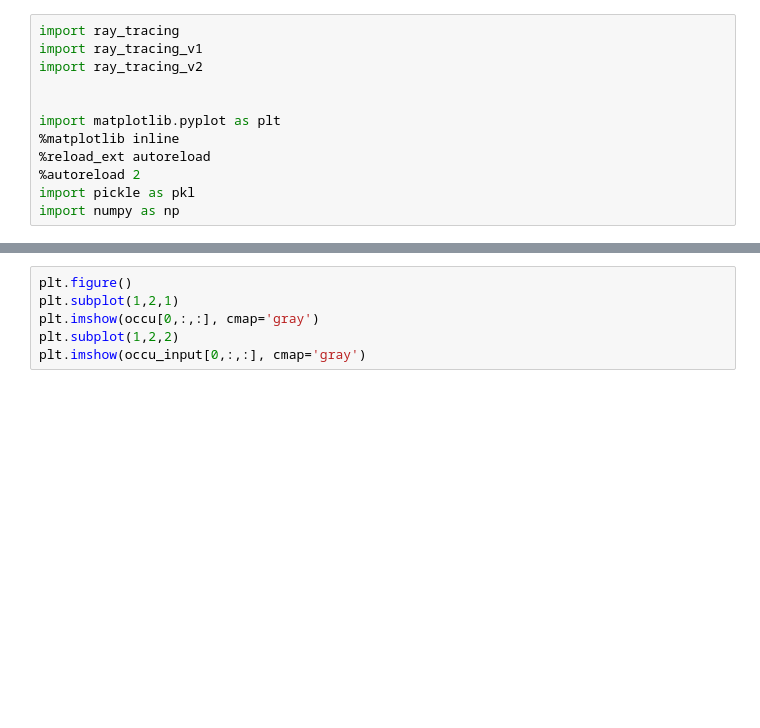
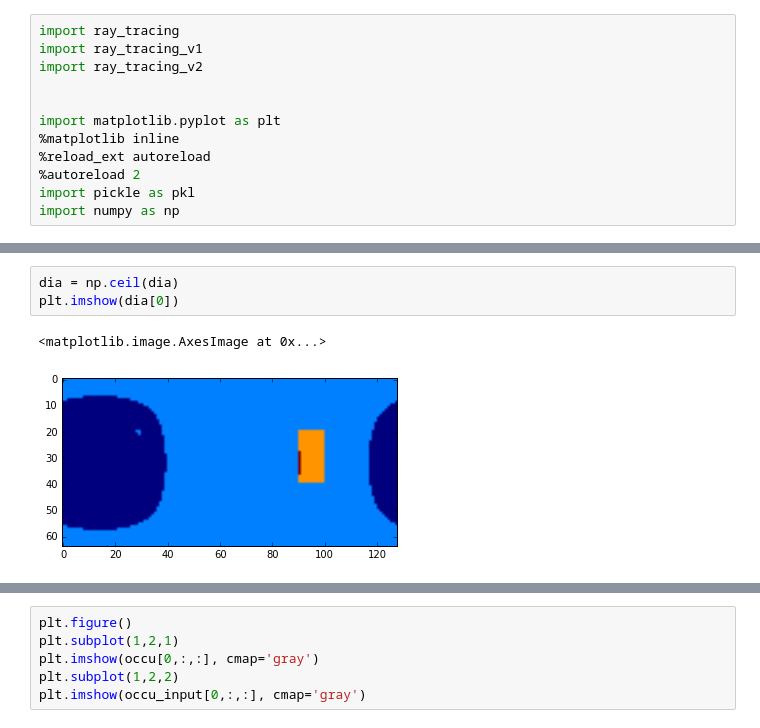
Before and after one commit to fxia22/stn.pytorch, a Jupyter notebook: script/modules/ray/bench_ray.ipynb, the cells around one changed output, grey strips where cells are left out. Drawn from its saved outputs; the diff is of its cells as text; blank space fills up the shorter version.

```diff
--- a/script/modules/ray/bench_ray.ipynb
+++ b/script/modules/ray/bench_ray.ipynb
@@ -18,0 +36,6 @@ r = r.astype(np.float32)[:,:,:,0]
+# %%
+dia = np.ceil(dia)
+plt.imshow(dia[0])
+# %% [output]
+<matplotlib.image.AxesImage at 0x...>
+[figure, added]
```
Also changed, not shown: parts of 13 cells of this notebook, 7 other files.
